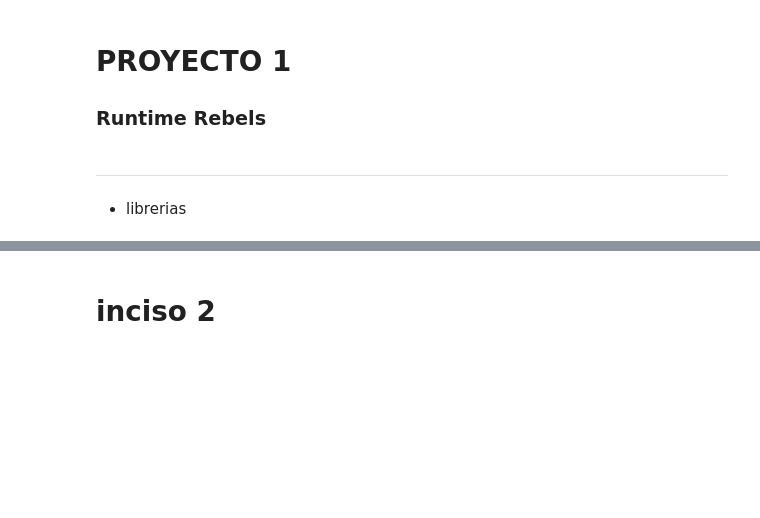
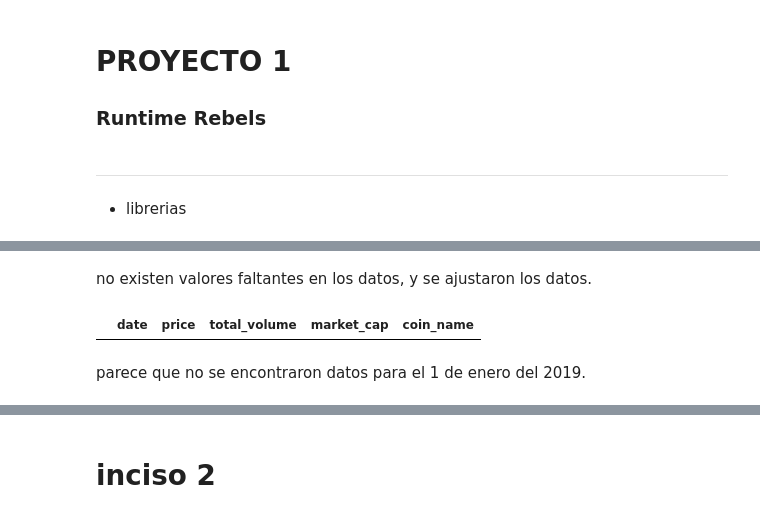
Before and after one commit to YairCarrito45/Proyecto1_2024_RuntimeRebels, a Jupyter notebook: proyecto.ipynb, the cells around one changed output, grey strips where cells are left out. Saved outputs shown, nothing was run; the diff lists cells and outputs as text; code cells hidden in the pictures; blank space fills up the shorter version.

```diff
--- a/proyecto.ipynb
+++ b/proyecto.ipynb
@@ -15,0 +51,15 @@ import plotly.express as px
+# %% [markdown]
+no existen valores faltantes en los datos, y se ajustaron los datos.
+# %%
+# Asegurar que los índices estén en mayúsculas
+data.index = data.index.map(lambda x: str(x).upper())
+
+# Filtrar datos del 1 de enero de 2019 y ordenar por valor de mercado ascendente
+data_filtered = data[data['date'] == '2019-01-01'].sort_values(by='market_cap', ascending=True)
+
+# Mostrar los datos filtrados
+data_filtered
+# %% [output]
+|  | date | price | total_volume | market_cap | coin_name |
+# %% [markdown]
+parece que no se encontraron datos para el 1 de enero del 2019.
```
Also changed, not shown: parts of 14 cells of this notebook.
